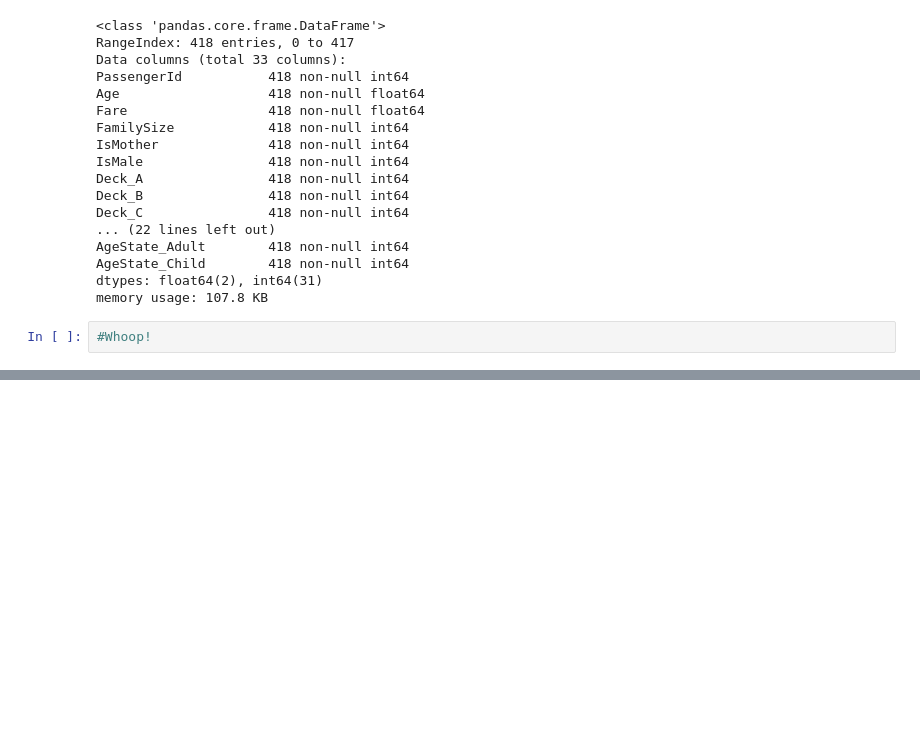
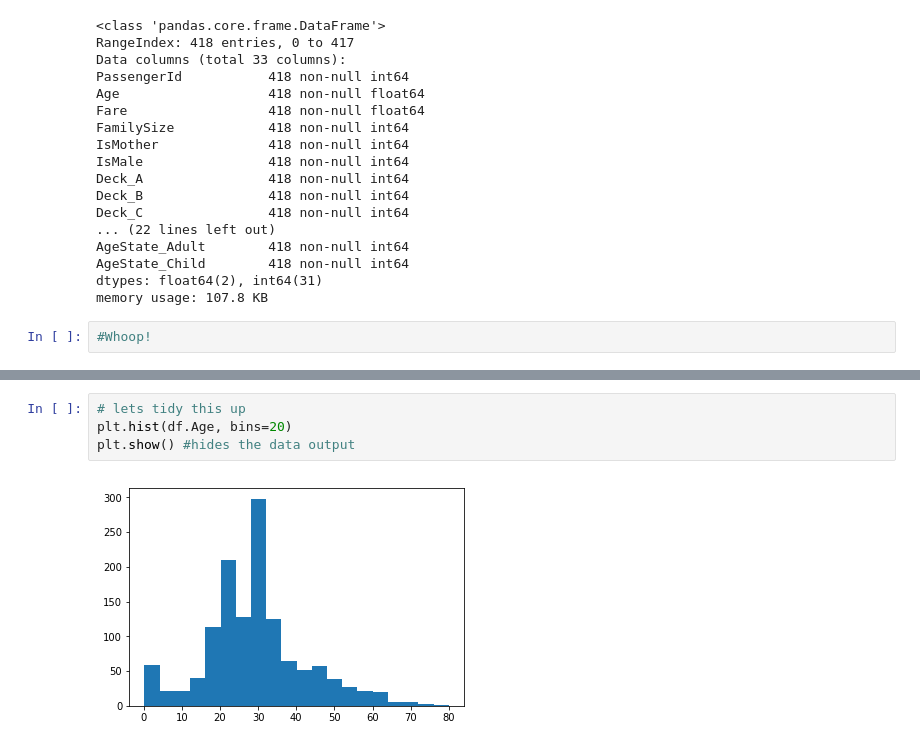
Before and after one commit to graemerenfrew/titanic, a Jupyter notebook: notebooks/2.0-ak-exploring-processing-data.ipynb, the cells around one changed output, grey strips where cells are left out. Drawn from its saved outputs; the diff is of its cells as text; blank space fills up the shorter version.

```diff
--- a/notebooks/2.0-ak-exploring-processing-data.ipynb
+++ b/notebooks/2.0-ak-exploring-processing-data.ipynb
@@ -1662,0 +1678,6 @@ memory usage: 107.8 KB
+# %%
+# lets tidy this up
+plt.hist(df.Age, bins=20)
+plt.show() #hides the data output
+# %% [output]
+[figure, added]
```
Also changed, not shown: parts of 7 cells of this notebook.
